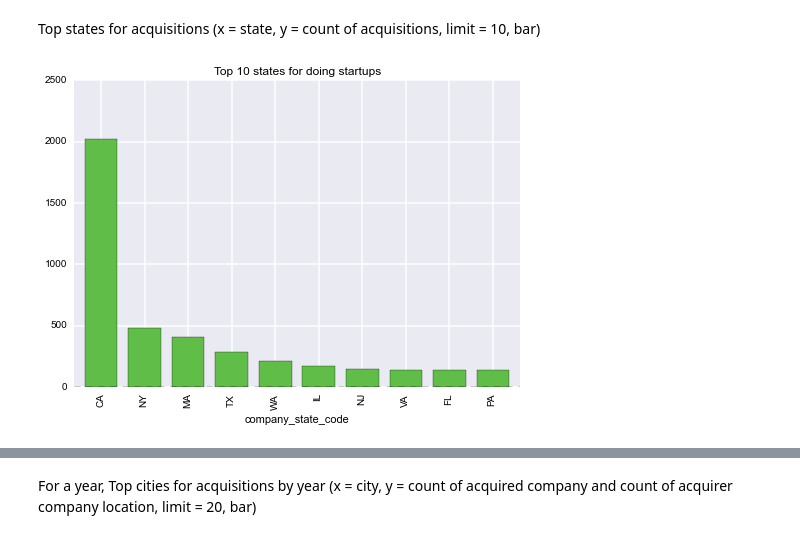
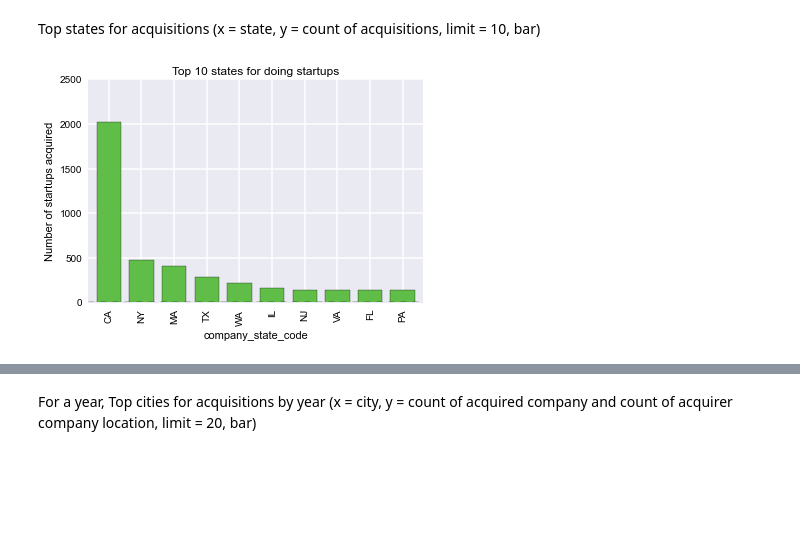
Before and after one commit to prabhamatta/Crunch-It, a Jupyter notebook: CrunchIt.ipynb, the cells around one changed output, grey strips where cells are left out. Saved outputs shown, nothing was run; the diff lists cells and outputs as text; code cells hidden in the pictures; blank space fills up the shorter version.

```diff
--- a/CrunchIt.ipynb
+++ b/CrunchIt.ipynb
@@ -370,7 +380,8 @@ Top states for acquisitions (x = state, y = count of acquisitions, limit = 10, b
 # %%
 #Top 10 states for doing startups
 grpby_state = acquisitions[acquisitions.company_state_code != ''].groupby('company_state_code').count()
 grpby_state.sort('company_state_code',ascending=False).head(10)['company_permalink'].plot(color=COLOR_GREEN,legend=False,title="Top 10 states for doing startups", kind = "bar")
+plt.ylabel("Number of startups acquired")
 plt.show()
 # %% [output]
-[figure, old version]
+[figure, new version]
```
Also changed, not shown: parts of 38 cells of this notebook.
